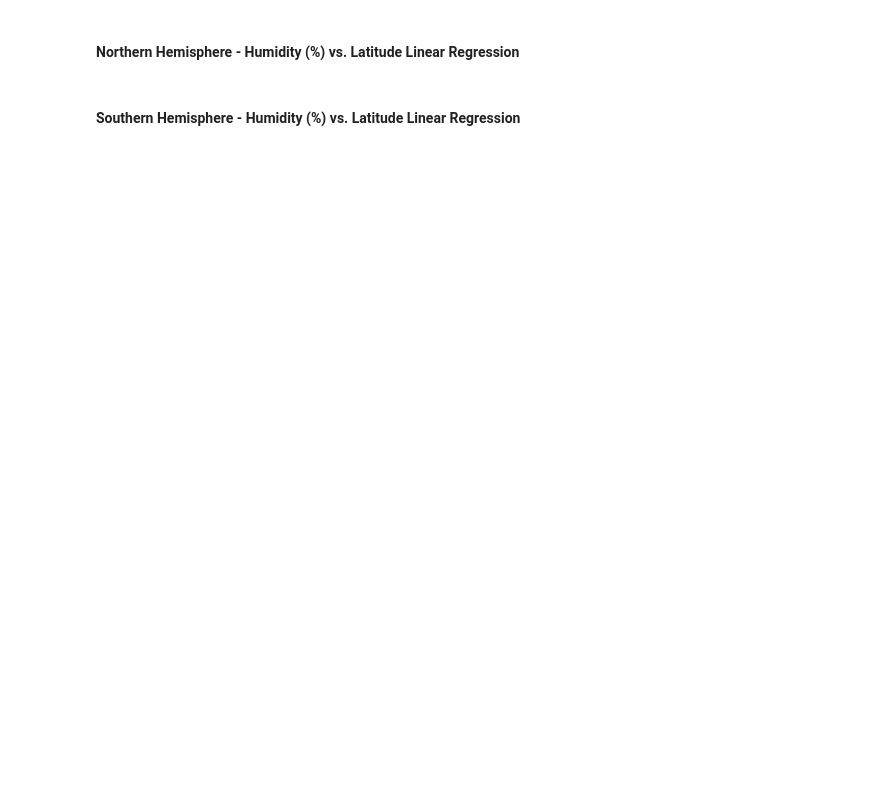
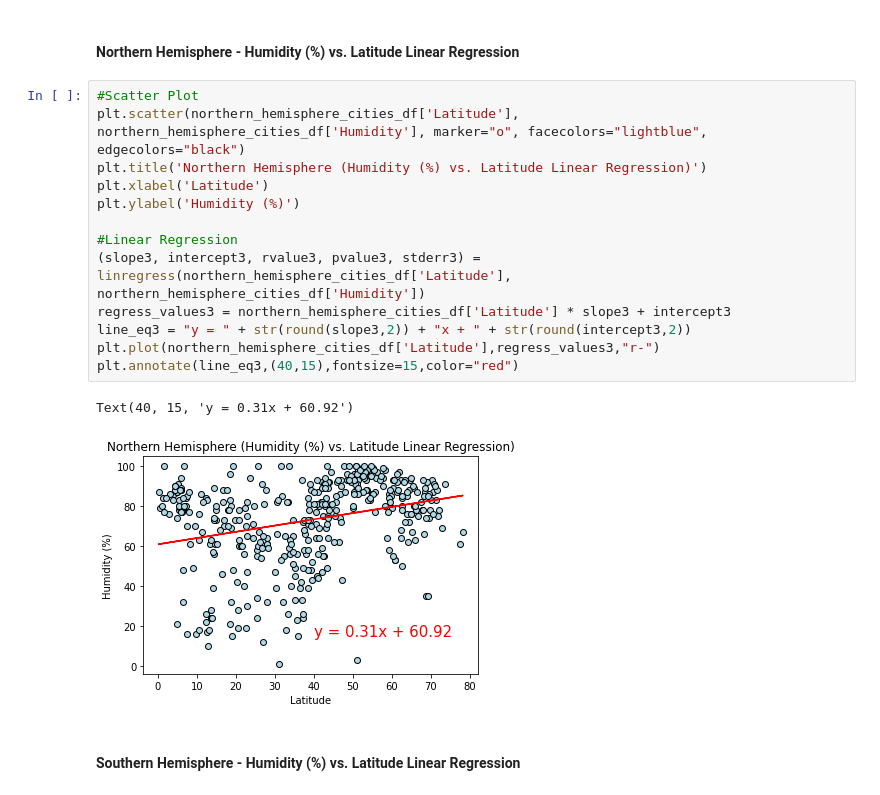
Before and after one commit to gucaselo/python-api, a Jupyter notebook: WeatherPy/WeatherPy.ipynb, the cells around one changed output. Cells and saved outputs as stored; diff of their text form; blank space fills up the shorter version.

```diff
--- a/WeatherPy/WeatherPy.ipynb
+++ b/WeatherPy/WeatherPy.ipynb
@@ -268,4 +268,20 @@ Text(-40, 50, 'y = -1.35x + 91.64')
 # %% [markdown]
 ####  Northern Hemisphere - Humidity (%) vs. Latitude Linear Regression
+# %%
+#Scatter Plot
+plt.scatter(northern_hemisphere_cities_df['Latitude'], northern_hemisphere_cities_df['Humidity'], marker="o", facecolors="lightblue", edgecolors="black")
+plt.title('Northern Hemisphere (Humidity (%) vs. Latitude Linear Regression)')
+plt.xlabel('Latitude')
+plt.ylabel('Humidity (%)')
+
+#Linear Regression
+(slope3, intercept3, rvalue3, pvalue3, stderr3) = linregress(northern_hemisphere_cities_df['Latitude'], northern_hemisphere_cities_df['Humidity'])
+regress_values3 = northern_hemisphere_cities_df['Latitude'] * slope3 + intercept3
+line_eq3 = "y = " + str(round(slope3,2)) + "x + " + str(round(intercept3,2))
+plt.plot(northern_hemisphere_cities_df['Latitude'],regress_values3,"r-")
+plt.annotate(line_eq3,(40,15),fontsize=15,color="red")
+# %% [output]
+Text(40, 15, 'y = 0.31x + 60.92')
+[figure, added]
 # %% [markdown]
 ####  Southern Hemisphere - Humidity (%) vs. Latitude Linear Regression
```
Also changed, not shown: parts of 6 cells of this notebook, 1 other file.
